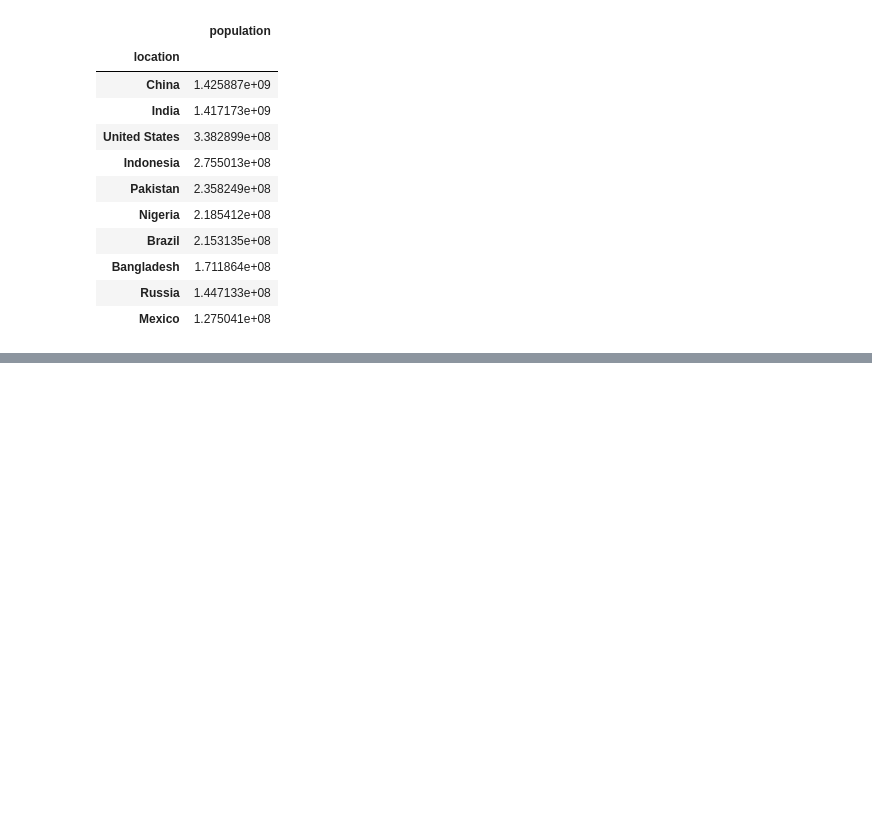
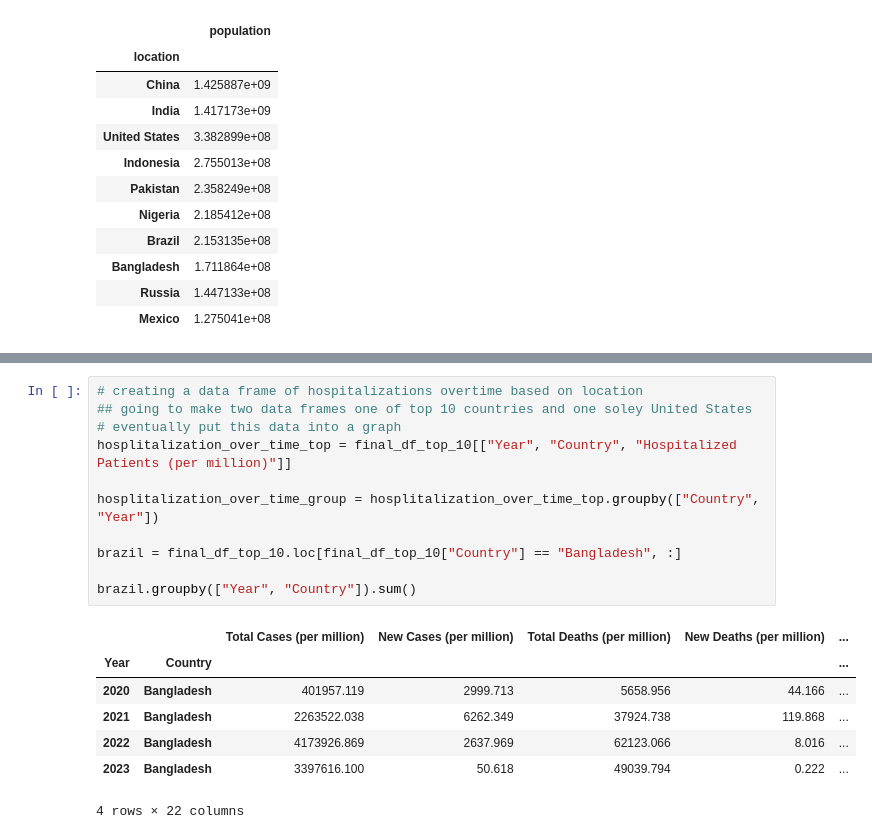
Before and after one commit to ss0ryan0/project1_group7, a Jupyter notebook: Code/project1_group7.ipynb, the cells around one changed output, grey strips where cells are left out. Saved outputs shown, nothing was run; the diff lists cells and outputs as text; blank space fills up the shorter version.

```diff
--- a/Code/project1_group7.ipynb
+++ b/Code/project1_group7.ipynb
@@ -173,0 +205,19 @@ top_10_countries_df
+# %%
+# creating a data frame of hospitalizations overtime based on location
+## going to make two data frames one of top 10 countries and one soley United States
+# eventually put this data into a graph
+hosplitalization_over_time_top = final_df_top_10[["Year", "Country", "Hospitalized Patients (per million)"]]
+
+hosplitalization_over_time_group = hosplitalization_over_time_top.groupby(["Country", "Year"])
+
+brazil = final_df_top_10.loc[final_df_top_10["Country"] == "Bangladesh", :]
+
+brazil.groupby(["Year", "Country"]).sum()
+# %% [output]
+|  |  | Total Cases (per million) | New Cases (per million) | Total Deaths (per million) | New Deaths (per million) | ... |
+| Year | Country |  |  |  |  | ... |
+| 2020 | Bangladesh | 401957.119 | 2999.713 | 5658.956 | 44.166 | ... |
+| 2021 | Bangladesh | 2263522.038 | 6262.349 | 37924.738 | 119.868 | ... |
+| 2022 | Bangladesh | 4173926.869 | 2637.969 | 62123.066 | 8.016 | ... |
+| 2023 | Bangladesh | 3397616.100 | 50.618 | 49039.794 | 0.222 | ... |
+4 rows × 22 columns
```
Also changed, not shown: parts of 2 cells of this notebook.
